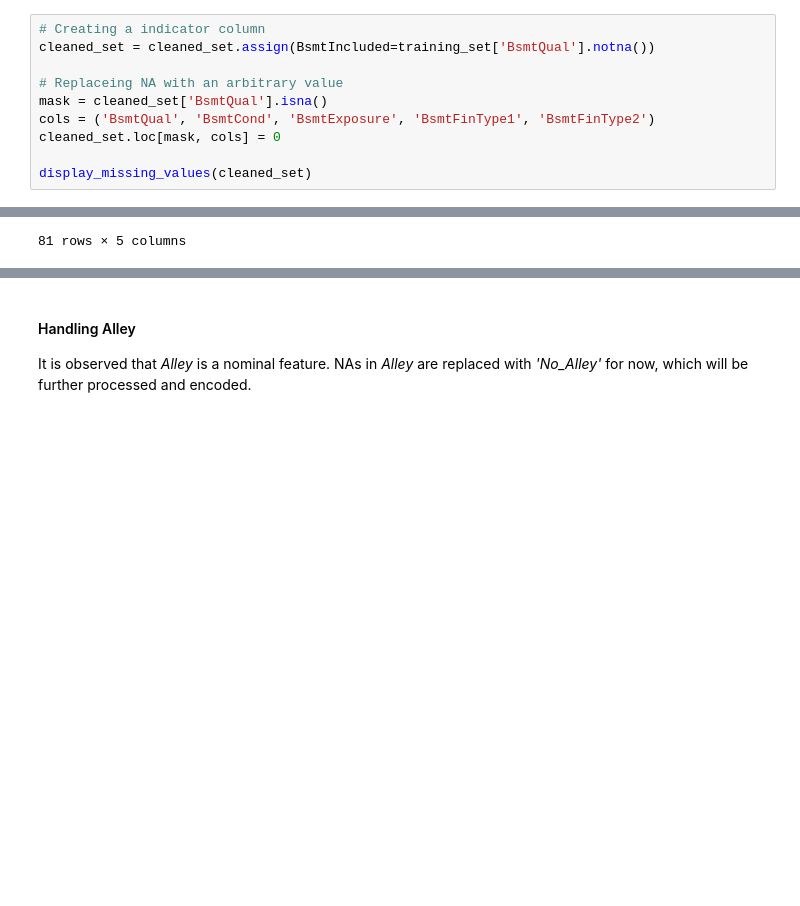
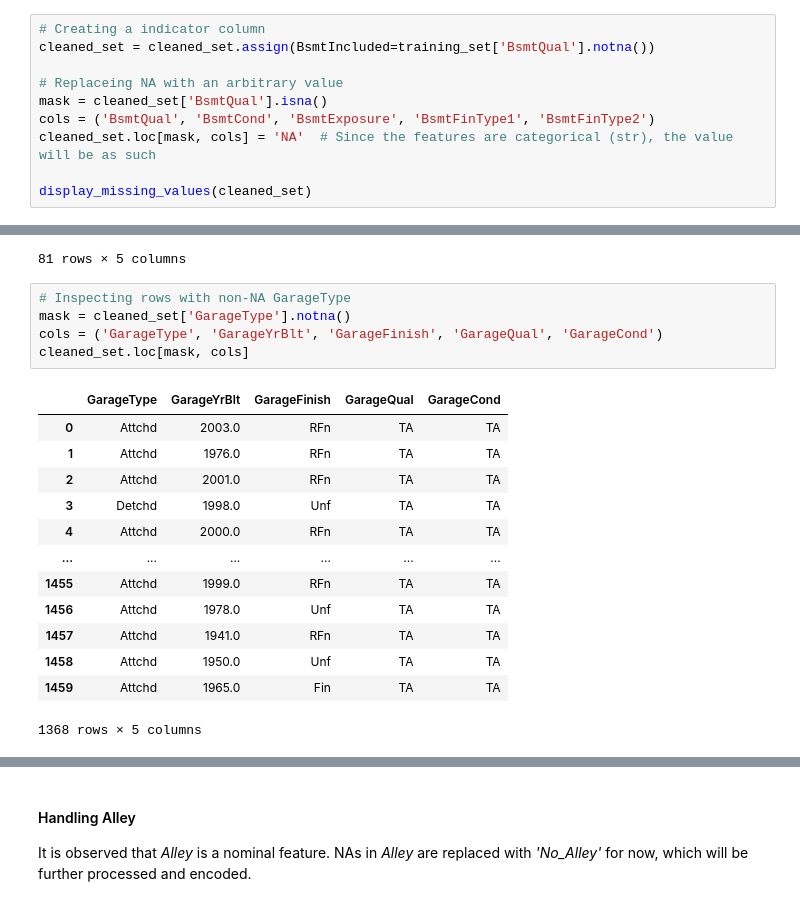
Before and after one commit to petermok-1213/house-price-regression, a Jupyter notebook: ipynb/random_forest_regression.ipynb, the cells around one changed output, grey strips where cells are left out. Saved outputs shown, nothing was run; the diff lists cells and outputs as text; blank space fills up the shorter version.

```diff
--- a/ipynb/random_forest_regression.ipynb
+++ b/ipynb/random_forest_regression.ipynb
@@ -121,7 +140,7 @@ cleaned_set = cleaned_set.assign(BsmtIncluded=training_set['BsmtQual'].notna())
 # Replaceing NA with an arbitrary value
 mask = cleaned_set['BsmtQual'].isna()
 cols = ('BsmtQual', 'BsmtCond', 'BsmtExposure', 'BsmtFinType1', 'BsmtFinType2')
-cleaned_set.loc[mask, cols] = 0
+cleaned_set.loc[mask, cols] = 'NA'  # Since the features are categorical (str), the value will be as such
 
 display_missing_values(cleaned_set)
 # %% [output]
@@ -184,6 +203,25 @@ cleaned_set.loc[mask, cols]
 | 1450 | NaN | NaN | NaN | NaN | NaN |
 | 1453 | NaN | NaN | NaN | NaN | NaN |
 81 rows × 5 columns
+# %%
+# Inspecting rows with non-NA GarageType
+mask = cleaned_set['GarageType'].notna()
+cols = ('GarageType', 'GarageYrBlt', 'GarageFinish', 'GarageQual', 'GarageCond')
+cleaned_set.loc[mask, cols]
+# %% [output]
+|  | GarageType | GarageYrBlt | GarageFinish | GarageQual | GarageCond |
+| 0 | Attchd | 2003.0 | RFn | TA | TA |
+| 1 | Attchd | 1976.0 | RFn | TA | TA |
+| 2 | Attchd | 2001.0 | RFn | TA | TA |
+| 3 | Detchd | 1998.0 | Unf | TA | TA |
+| 4 | Attchd | 2000.0 | RFn | TA | TA |
+| ... | ... | ... | ... | ... | ... |
+| 1455 | Attchd | 1999.0 | RFn | TA | TA |
+| 1456 | Attchd | 1978.0 | Unf | TA | TA |
+| 1457 | Attchd | 1941.0 | RFn | TA | TA |
+| 1458 | Attchd | 1950.0 | Unf | TA | TA |
+| 1459 | Attchd | 1965.0 | Fin | TA | TA |
+1368 rows × 5 columns
 # %%
 # Creating a indicator column
 cleaned_set = cleaned_set.assign(GarageIncluded=training_set['GarageType'].notna())
```
Also changed, not shown: parts of 21 cells of this notebook.
